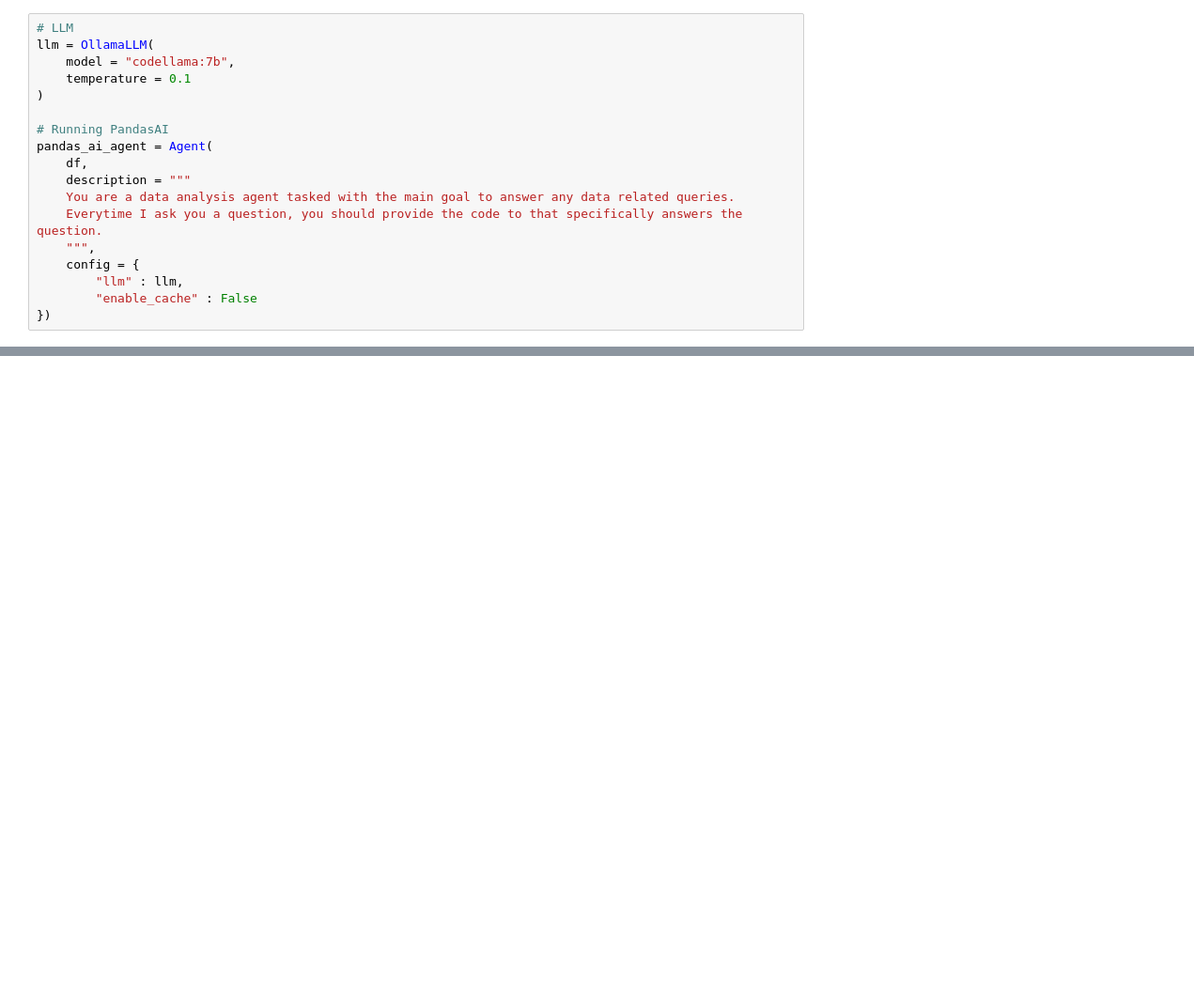
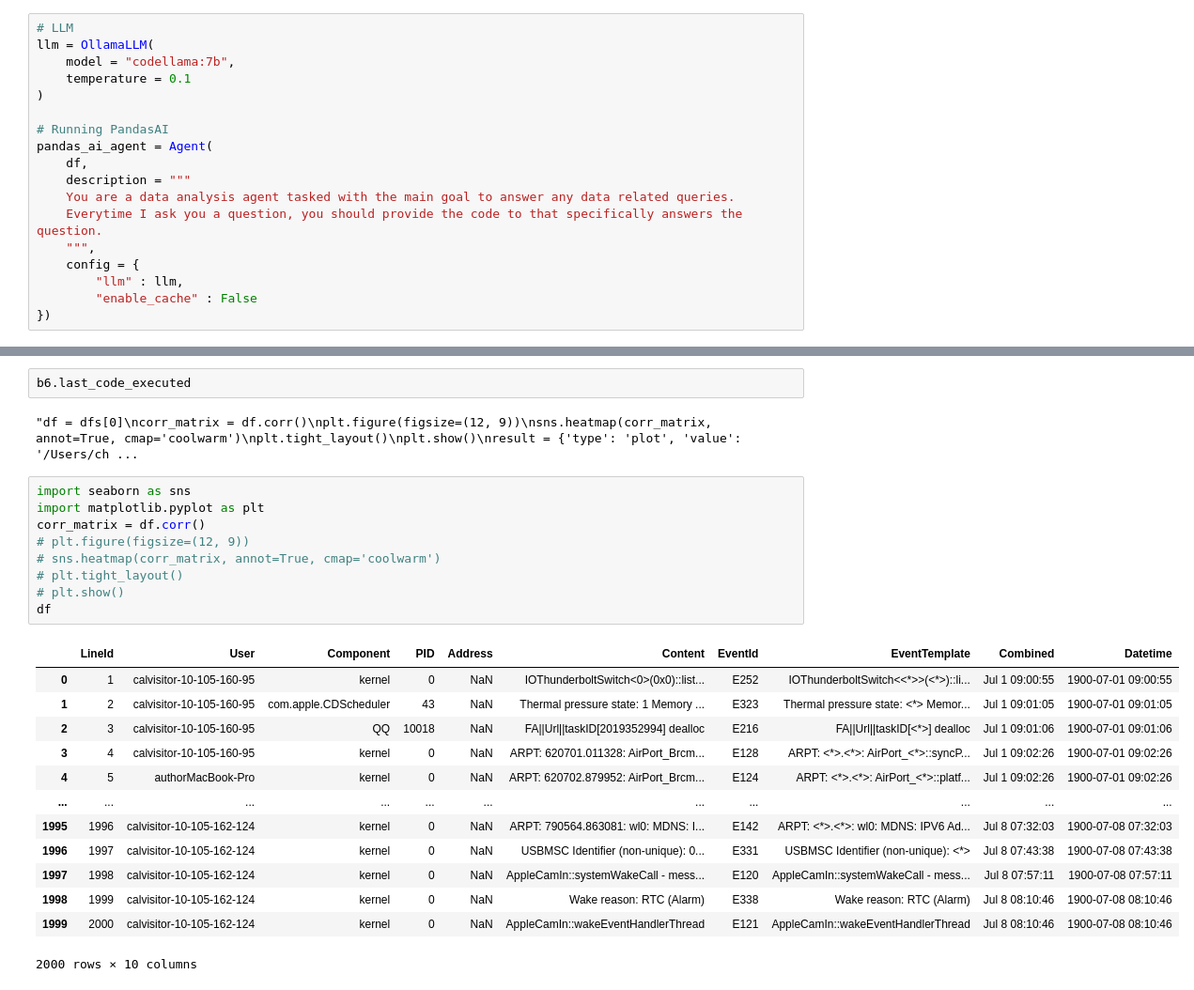
Before and after one commit to whyyouj/log-alchemist, a Jupyter notebook: pandasAI-test/pandasAI.ipynb, the cells around one changed output, grey strips where cells are left out. Shown at 94% size. Drawn from its saved outputs; the diff is of its cells as text; blank space fills up the shorter version.

```diff
--- a/pandasAI-test/pandasAI.ipynb
+++ b/pandasAI-test/pandasAI.ipynb
@@ -183,0 +481,27 @@ pandasai.exceptions.InvalidOutputValueMismatch: Value type <class 'pandas.core.s
+# %%
+b6.last_code_executed
+# %% [output]
+"df = dfs[0]\ncorr_matrix = df.corr()\nplt.figure(figsize=(12, 9))\nsns.heatmap(corr_matrix, annot=True, cmap='coolwarm')\nplt.tight_layout()\nplt.show()\nresult = {'type': 'plot', 'value': '/Users/ch ...
+# %%
+import seaborn as sns
+import matplotlib.pyplot as plt
+corr_matrix = df.corr()
+# plt.figure(figsize=(12, 9))
+# sns.heatmap(corr_matrix, annot=True, cmap='coolwarm')
+# plt.tight_layout()
+# plt.show()
+df
+# %% [output]
+|  | LineId | User | Component | PID | Address | Content | EventId | EventTemplate | Combined | Datetime |
+| 0 | 1 | calvisitor-10-105-160-95 | kernel | 0 | NaN | IOThunderboltSwitch<0>(0x0)::list... | E252 | IOThunderboltSwitch<<*>>(<*>)::li... | Jul 1 09:00:55 | 1900-07-01 09:00:55 |
+| 1 | 2 | calvisitor-10-105-160-95 | com.apple.CDScheduler | 43 | NaN | Thermal pressure state: 1 Memory ... | E323 | Thermal pressure state: <*> Memor... | Jul 1 09:01:05 | 1900-07-01 09:01:05 |
+| 2 | 3 | calvisitor-10-105-160-95 | QQ | 10018 | NaN | FA||Url||taskID[2019352994] dealloc | E216 | FA||Url||taskID[<*>] dealloc | Jul 1 09:01:06 | 1900-07-01 09:01:06 |
+| 3 | 4 | calvisitor-10-105-160-95 | kernel | 0 | NaN | ARPT: 620701.011328: AirPort_Brcm... | E128 | ARPT: <*>.<*>: AirPort_<*>::syncP... | Jul 1 09:02:26 | 1900-07-01 09:02:26 |
+| 4 | 5 | authorMacBook-Pro | kernel | 0 | NaN | ARPT: 620702.879952: AirPort_Brcm... | E124 | ARPT: <*>.<*>: AirPort_<*>::platf... | Jul 1 09:02:26 | 1900-07-01 09:02:26 |
+| ... | ... | ... | ... | ... | ... | ... | ... | ... | ... | ... |
+| 1995 | 1996 | calvisitor-10-105-162-124 | kernel | 0 | NaN | ARPT: 790564.863081: wl0: MDNS: I... | E142 | ARPT: <*>.<*>: wl0: MDNS: IPV6 Ad... | Jul 8 07:32:03 | 1900-07-08 07:32:03 |
+| 1996 | 1997 | calvisitor-10-105-162-124 | kernel | 0 | NaN | USBMSC Identifier (non-unique): 0... | E331 | USBMSC Identifier (non-unique): <*> | Jul 8 07:43:38 | 1900-07-08 07:43:38 |
+| 1997 | 1998 | calvisitor-10-105-162-124 | kernel | 0 | NaN | AppleCamIn::systemWakeCall - mess... | E120 | AppleCamIn::systemWakeCall - mess... | Jul 8 07:57:11 | 1900-07-08 07:57:11 |
+| 1998 | 1999 | calvisitor-10-105-162-124 | kernel | 0 | NaN | Wake reason: RTC (Alarm) | E338 | Wake reason: RTC (Alarm) | Jul 8 08:10:46 | 1900-07-08 08:10:46 |
+| 1999 | 2000 | calvisitor-10-105-162-124 | kernel | 0 | NaN | AppleCamIn::wakeEventHandlerThread | E121 | AppleCamIn::wakeEventHandlerThread | Jul 8 08:10:46 | 1900-07-08 08:10:46 |
+2000 rows × 10 columns
```
Also changed, not shown: parts of 26 cells of this notebook, 2 other files.
